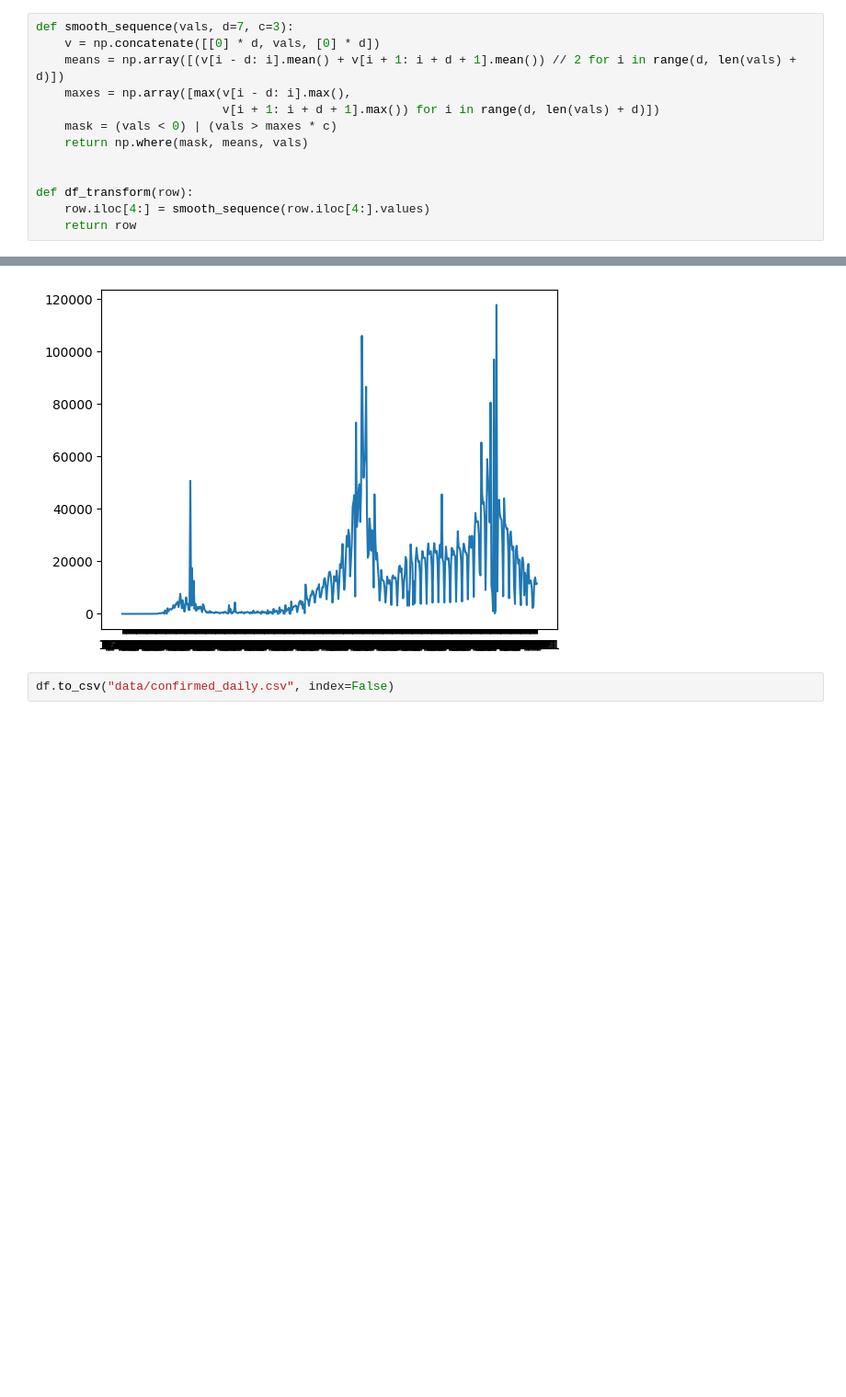
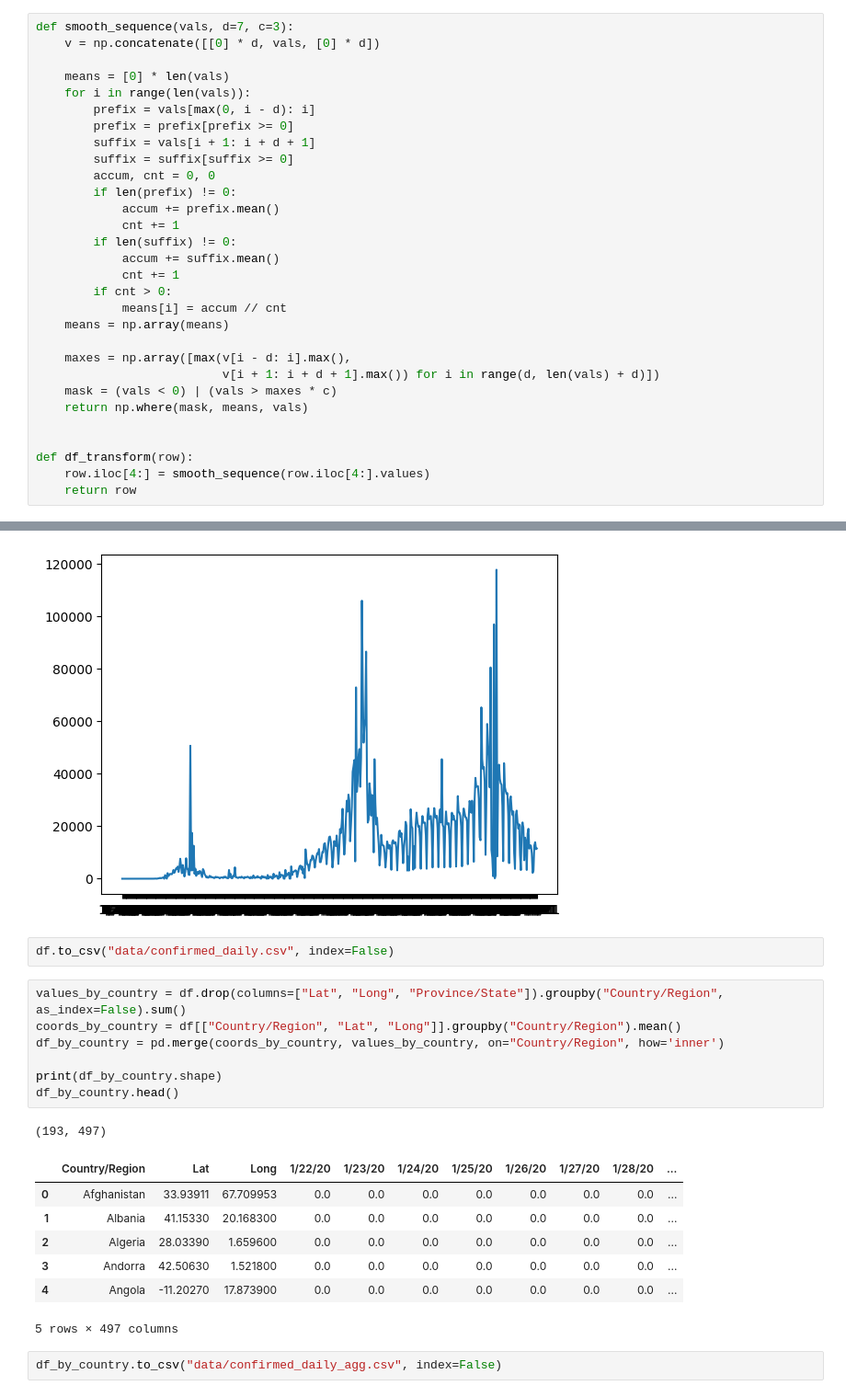
Before and after one commit to SPBU-study/statistics-2024-fall, a Jupyter notebook: filter_trash.ipynb, the cells around one changed output, grey strips where cells are left out. Shown at 92% size. Drawn from its saved outputs; the diff is of its cells as text; blank space fills up the shorter version.

```diff
--- a/filter_trash.ipynb
+++ b/filter_trash.ipynb
@@ -217,7 +217,24 @@ df.head()
 # %%
 def smooth_sequence(vals, d=7, c=3):
     v = np.concatenate([[0] * d, vals, [0] * d])
-    means = np.array([(v[i - d: i].mean() + v[i + 1: i + d + 1].mean()) // 2 for i in range(d, len(vals) + d)])
+
+    means = [0] * len(vals)
+    for i in range(len(vals)):
+        prefix = vals[max(0, i - d): i]
+        prefix = prefix[prefix >= 0]
+        suffix = vals[i + 1: i + d + 1]
+        suffix = suffix[suffix >= 0]
+        accum, cnt = 0, 0
+        if len(prefix) != 0:
+            accum += prefix.mean()
+            cnt += 1
+        if len(suffix) != 0:
+            accum += suffix.mean()
+            cnt += 1
+        if cnt > 0:
+            means[i] = accum // cnt
+    means = np.array(means)
+
     maxes = np.array([max(v[i - d: i].max(),
                           v[i + 1: i + d + 1].max()) for i in range(d, len(vals) + d)])
     mask = (vals < 0) | (vals > maxes * c)
@@ -250,3 +267,21 @@ plt.show()
 [figure]
 # %%
 df.to_csv("data/confirmed_daily.csv", index=False)
+# %%
+values_by_country = df.drop(columns=["Lat", "Long", "Province/State"]).groupby("Country/Region", as_index=False).sum()
+coords_by_country = df[["Country/Region", "Lat", "Long"]].groupby("Country/Region").mean()
+df_by_country = pd.merge(coords_by_country, values_by_country, on="Country/Region", how='inner')
+
+print(df_by_country.shape)
+df_by_country.head()
+# %% [output]
+(193, 497)
+|  | Country/Region | Lat | Long | 1/22/20 | 1/23/20 | 1/24/20 | 1/25/20 | 1/26/20 | 1/27/20 | 1/28/20 | ... |
+| 0 | Afghanistan | 33.93911 | 67.709953 | 0.0 | 0.0 | 0.0 | 0.0 | 0.0 | 0.0 | 0.0 | ... |
+| 1 | Albania | 41.15330 | 20.168300 | 0.0 | 0.0 | 0.0 | 0.0 | 0.0 | 0.0 | 0.0 | ... |
+| 2 | Algeria | 28.03390 | 1.659600 | 0.0 | 0.0 | 0.0 | 0.0 | 0.0 | 0.0 | 0.0 | ... |
+| 3 | Andorra | 42.50630 | 1.521800 | 0.0 | 0.0 | 0.0 | 0.0 | 0.0 | 0.0 | 0.0 | ... |
+| 4 | Angola | -11.20270 | 17.873900 | 0.0 | 0.0 | 0.0 | 0.0 | 0.0 | 0.0 | 0.0 | ... |
+5 rows × 497 columns
+# %%
+df_by_country.to_csv("data/confirmed_daily_agg.csv", index=False)
```
Also changed, not shown: 1 other file.
